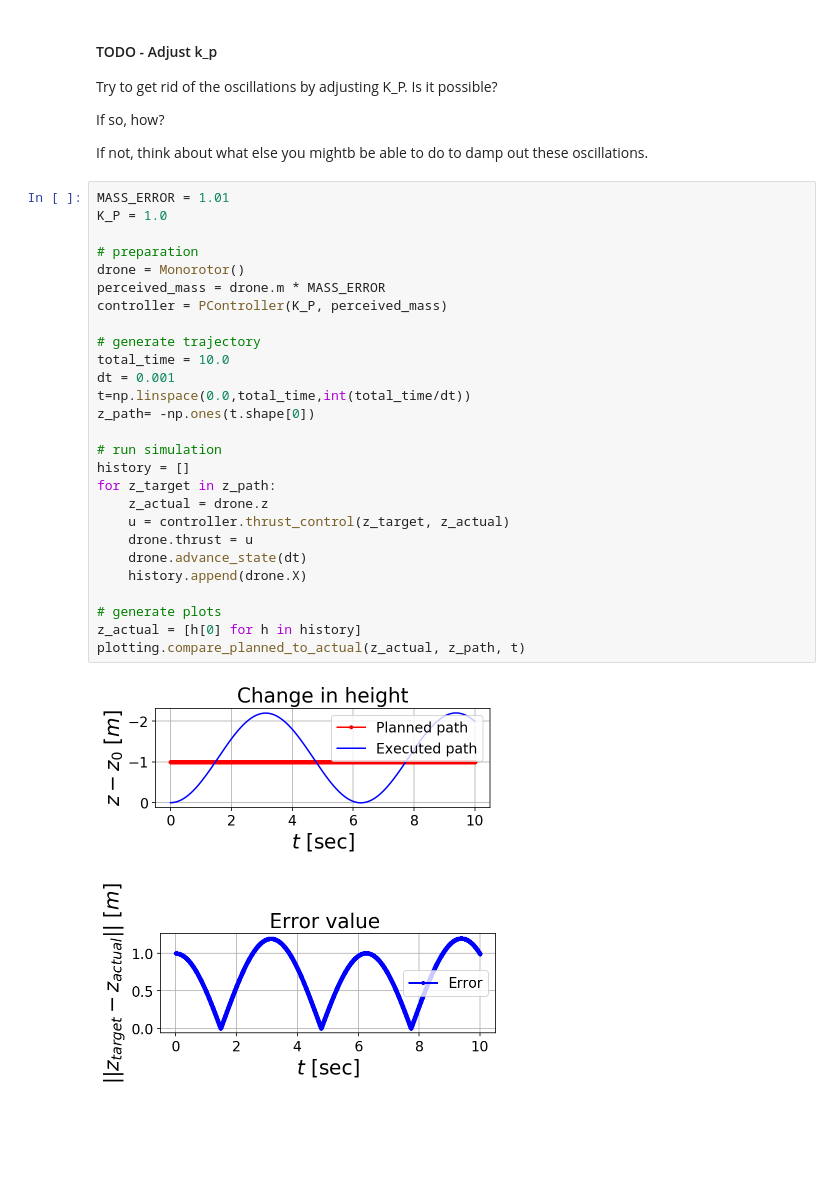
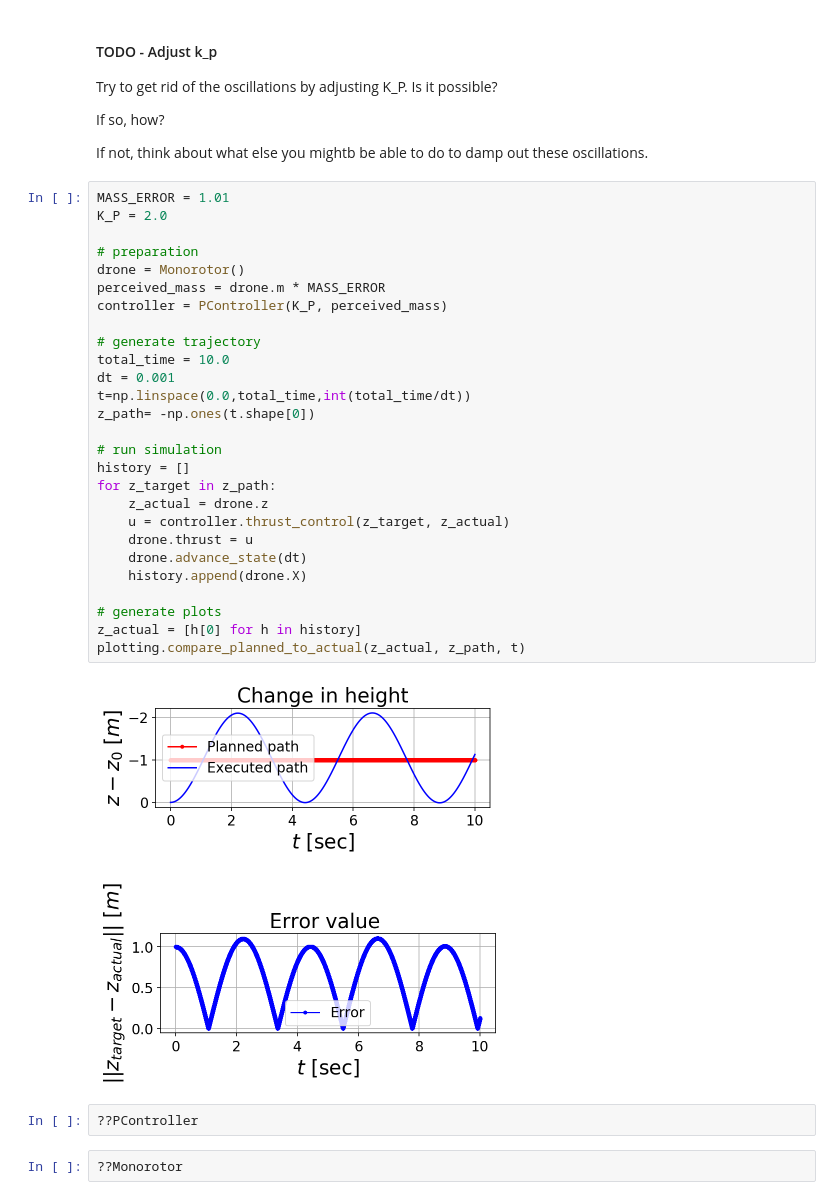
Before and after one commit to shovan777/FCND-Backyard-Flyer, a Jupyter notebook: notebooks/control/lesson_2_vehicle_control/P Controller Tuning.ipynb, the cells around one changed output. Drawn from its saved outputs; the diff is of its cells as text; blank space fills up the shorter version.

```diff
--- a/notebooks/control/lesson_2_vehicle_control/P Controller Tuning.ipynb
+++ b/notebooks/control/lesson_2_vehicle_control/P Controller Tuning.ipynb
@@ -26,31 +26,35 @@ If so, how?
 If not, think about what else you mightb be able to do to damp out these oscillations.
 # %%
 MASS_ERROR = 1.01
-K_P = 1.0
+K_P = 2.0
 
 # preparation
 drone = Monorotor()
 perceived_mass = drone.m * MASS_ERROR
 controller = PController(K_P, perceived_mass)
 
 # generate trajectory
 total_time = 10.0
 dt = 0.001
 t=np.linspace(0.0,total_time,int(total_time/dt))
 z_path= -np.ones(t.shape[0])
 
 # run simulation
 history = []
 for z_target in z_path:
     z_actual = drone.z
     u = controller.thrust_control(z_target, z_actual)
     drone.thrust = u
     drone.advance_state(dt)
     history.append(drone.X)
 
 # generate plots
 z_actual = [h[0] for h in history]
 plotting.compare_planned_to_actual(z_actual, z_path, t)
 # %% [output]
-[figure, old version]
+[figure, new version]
-[figure, old version]
+[figure, new version]
+# %%
+??PController
+# %%
+??Monorotor
```
